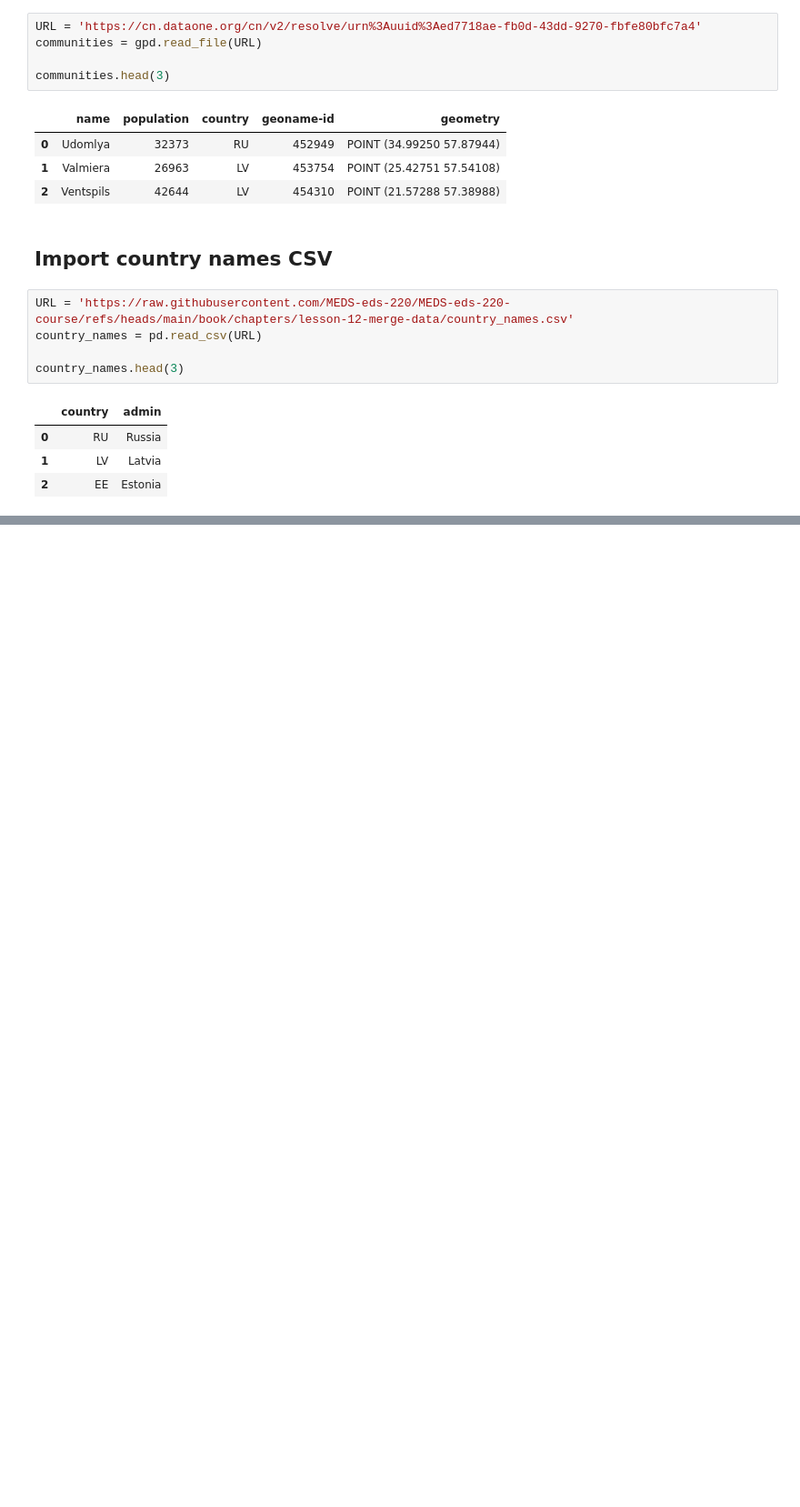
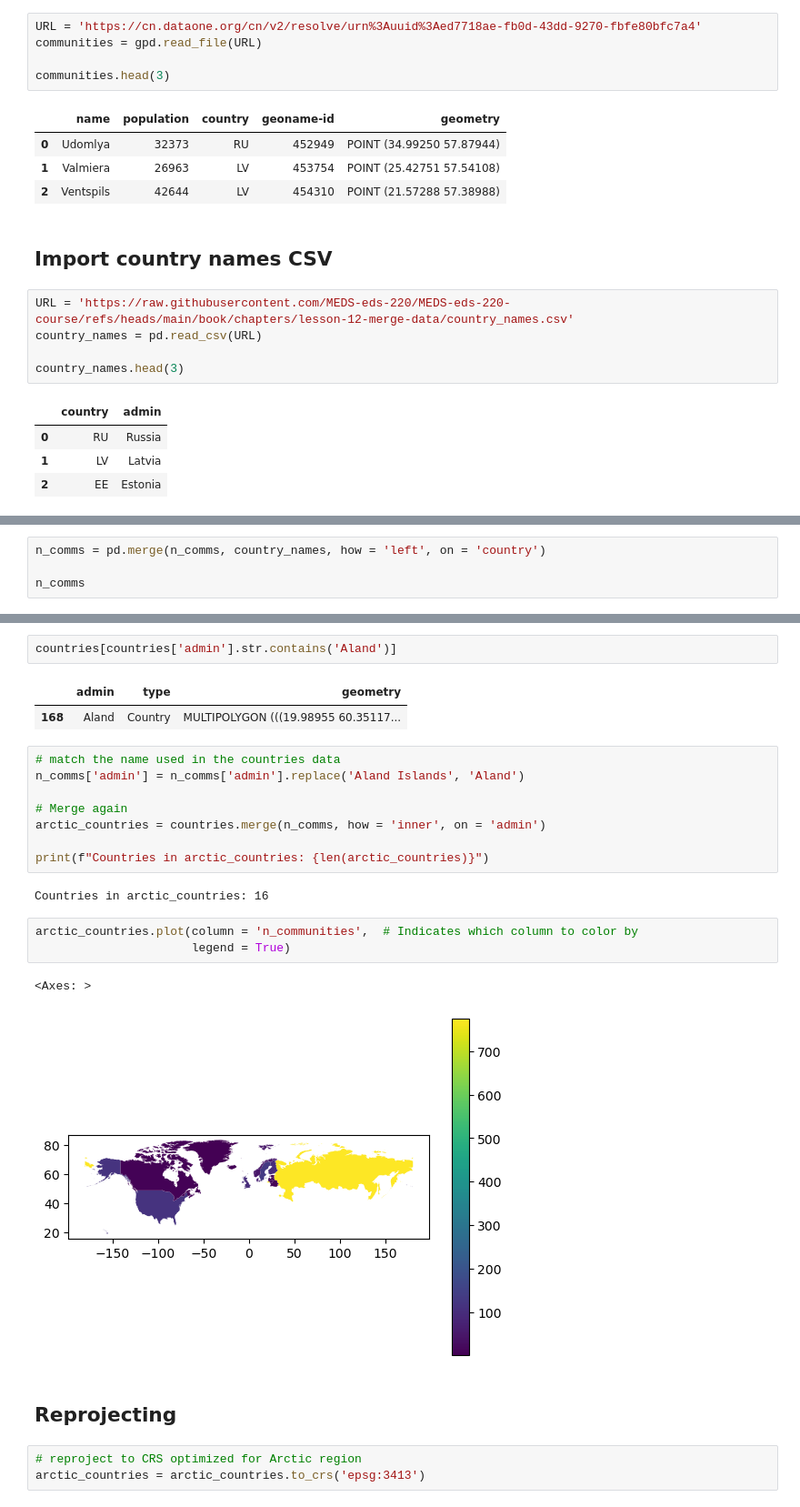
Before and after one commit to ethan-mathews24/eds220-in-class, a Jupyter notebook: Week6/week-6-merge-reproject-STUDENTS.ipynb, the cells around one changed output, grey strips where cells are left out. Shown at 91% size. Drawn from its saved outputs; the diff is of its cells as text; blank space fills up the shorter version.

```diff
--- a/Week6/week-6-merge-reproject-STUDENTS.ipynb
+++ b/Week6/week-6-merge-reproject-STUDENTS.ipynb
@@ -69,0 +157,4 @@ country_names.head(3)
+# %%
+n_comms = pd.merge(n_comms, country_names, how = 'left', on = 'country')
+
+n_comms
@@ -69,0 +243,26 @@ country_names.head(3)
+# %%
+countries[countries['admin'].str.contains('Aland')]
+# %% [output]
+|  | admin | type | geometry |
+| 168 | Aland | Country | MULTIPOLYGON (((19.98955 60.35117... |
+# %%
+# match the name used in the countries data
+n_comms['admin'] = n_comms['admin'].replace('Aland Islands', 'Aland')
+
+# Merge again
+arctic_countries = countries.merge(n_comms, how = 'inner', on = 'admin')
+
+print(f"Countries in arctic_countries: {len(arctic_countries)}")
+# %% [output]
+Countries in arctic_countries: 16
+# %%
+arctic_countries.plot(column = 'n_communities',  # Indicates which column to color by
+                      legend = True)
+# %% [output]
+<Axes: >
+[figure, added]
+# %% [markdown]
+## Reprojecting
+# %%
+# reproject to CRS optimized for Arctic region
+arctic_countries = arctic_countries.to_crs('epsg:3413')
```
Also changed, not shown: parts of 21 cells of this notebook, 1 other file.
